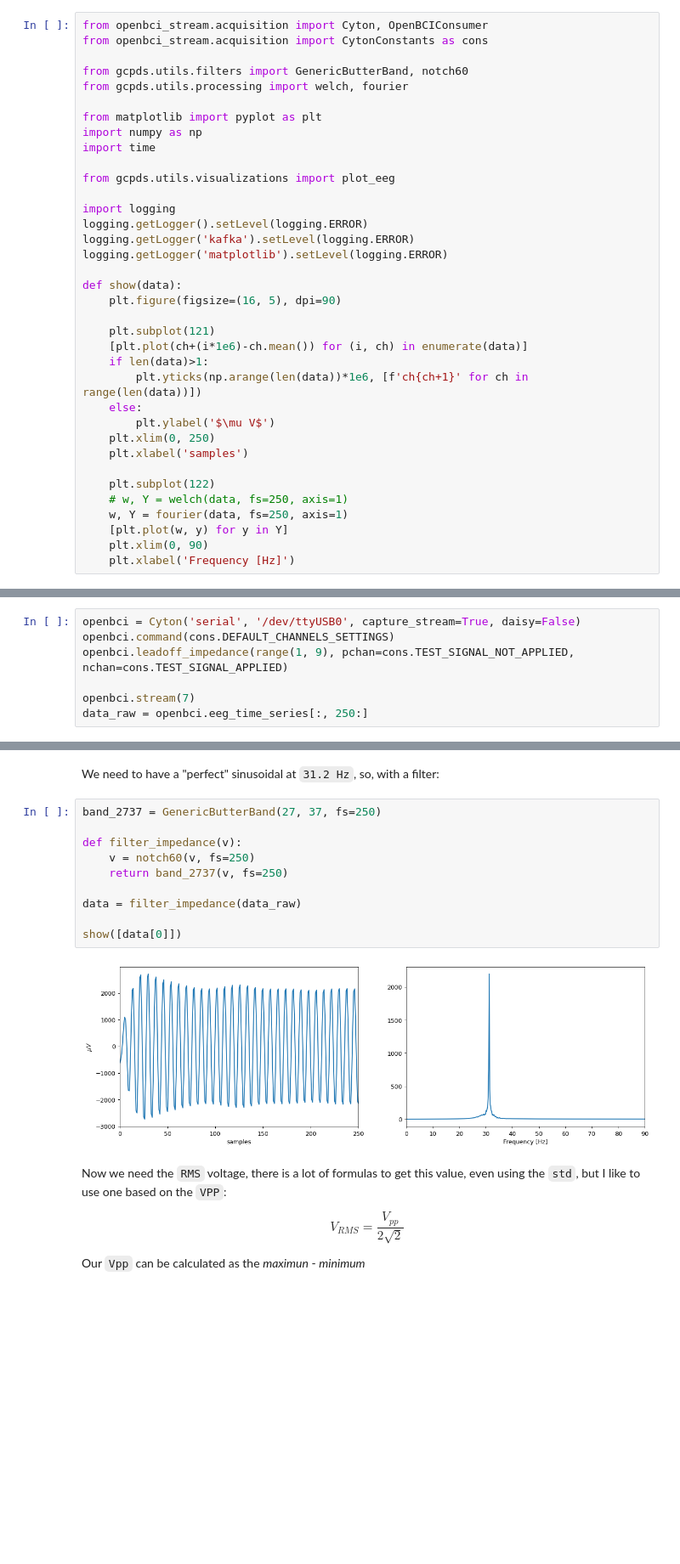
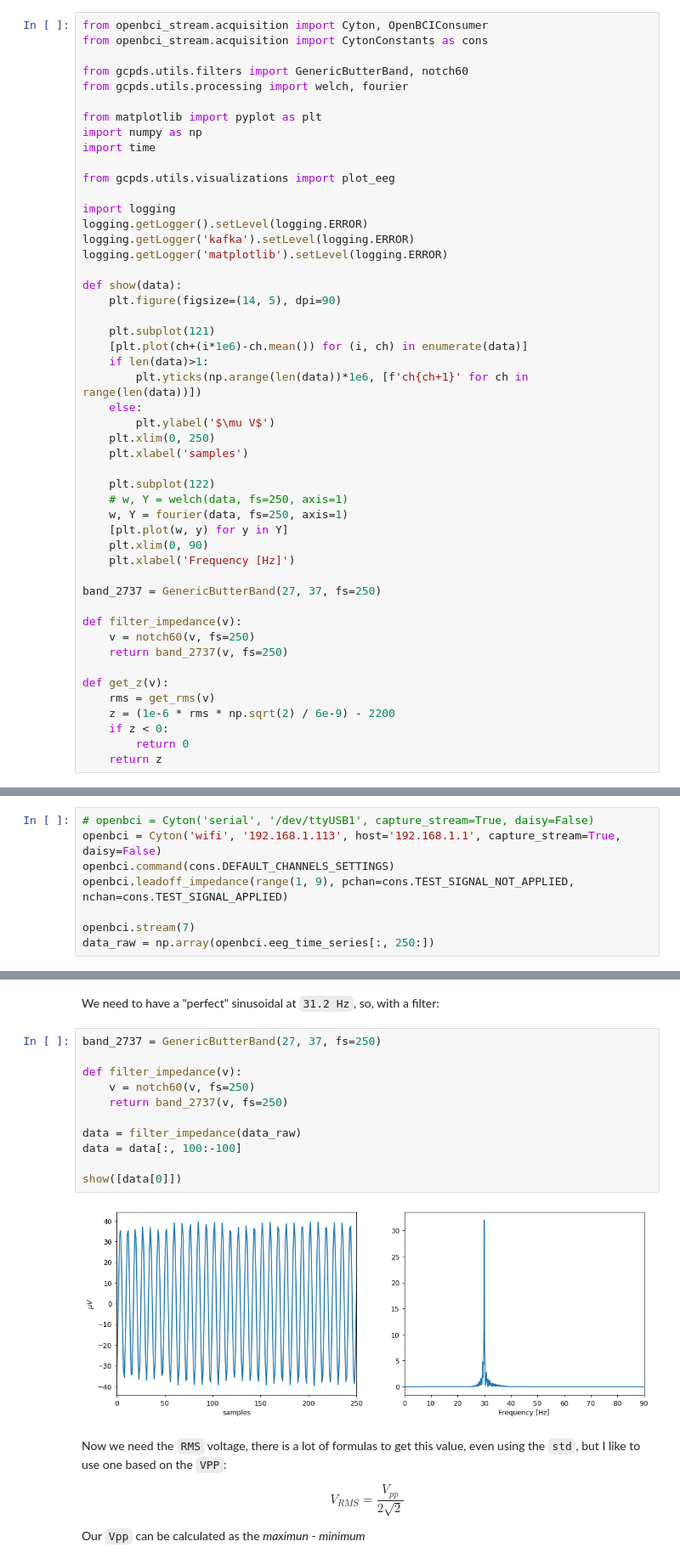
Before and after one commit to UN-GCPDS/openbci-stream, a Jupyter notebook: docs/source/notebooks/A2-electrodes_impedance.ipynb, the cells around one changed output, grey strips where cells are left out. Shown at 85% size. Drawn from its saved outputs; the diff is of its cells as text; blank space fills up the shorter version.

```diff
--- a/docs/source/notebooks/A2-electrodes_impedance.ipynb
+++ b/docs/source/notebooks/A2-electrodes_impedance.ipynb
@@ -17,7 +17,7 @@ logging.getLogger('kafka').setLevel(logging.ERROR)
 logging.getLogger('matplotlib').setLevel(logging.ERROR)
 
 def show(data):
-    plt.figure(figsize=(16, 5), dpi=90)
+    plt.figure(figsize=(14, 5), dpi=90)
 
     plt.subplot(121)
     [plt.plot(ch+(i*1e6)-ch.mean()) for (i, ch) in enumerate(data)]
@@ -34,6 +34,19 @@ def show(data):
     [plt.plot(w, y) for y in Y]
     plt.xlim(0, 90)
     plt.xlabel('Frequency [Hz]')
+
+band_2737 = GenericButterBand(27, 37, fs=250)
+
+def filter_impedance(v):
+    v = notch60(v, fs=250)
+    return band_2737(v, fs=250)
+
+def get_z(v):
+    rms = get_rms(v)
+    z = (1e-6 * rms * np.sqrt(2) / 6e-9) - 2200
+    if z < 0:
+        return 0
+    return z
 # %% [markdown]
 # Appendix 2 - Measuring Electrode Impedance
 
@@ -50,12 +63,13 @@ The first step is to connect correctly the Cyton board to replicate this experim
 # %% [markdown]
 ## Offline measurement
 # %%
-openbci = Cyton('serial', '/dev/ttyUSB0', capture_stream=True, daisy=False)
+# openbci = Cyton('serial', '/dev/ttyUSB1', capture_stream=True, daisy=False)
+openbci = Cyton('wifi', '192.168.1.113', host='192.168.1.1', capture_stream=True, daisy=False)
 openbci.command(cons.DEFAULT_CHANNELS_SETTINGS)
 openbci.leadoff_impedance(range(1, 9), pchan=cons.TEST_SIGNAL_NOT_APPLIED, nchan=cons.TEST_SIGNAL_APPLIED)
 
 openbci.stream(7)
-data_raw = openbci.eeg_time_series[:, 250:]
+data_raw = np.array(openbci.eeg_time_series[:, 250:])
 # %%
 show([data_raw[0]])
 # %% [output]
@@ -65,15 +79,16 @@ We need to have a "perfect" sinusoidal at `31.2 Hz`, so, with a filter:
 # %%
 band_2737 = GenericButterBand(27, 37, fs=250)
 
 def filter_impedance(v):
     v = notch60(v, fs=250)
     return band_2737(v, fs=250)
 
 data = filter_impedance(data_raw)
+data = data[:, 100:-100]
 
 show([data[0]])
 # %% [output]
-[figure, old version]
+[figure, new version]
 # %% [markdown]
 Now we need the `RMS` voltage, there is a lot of formulas to get this value, even using the `std`, but I like to use one based on the `VPP`:
 
```
Also changed, not shown: parts of 10 cells of this notebook, 1 other file.
